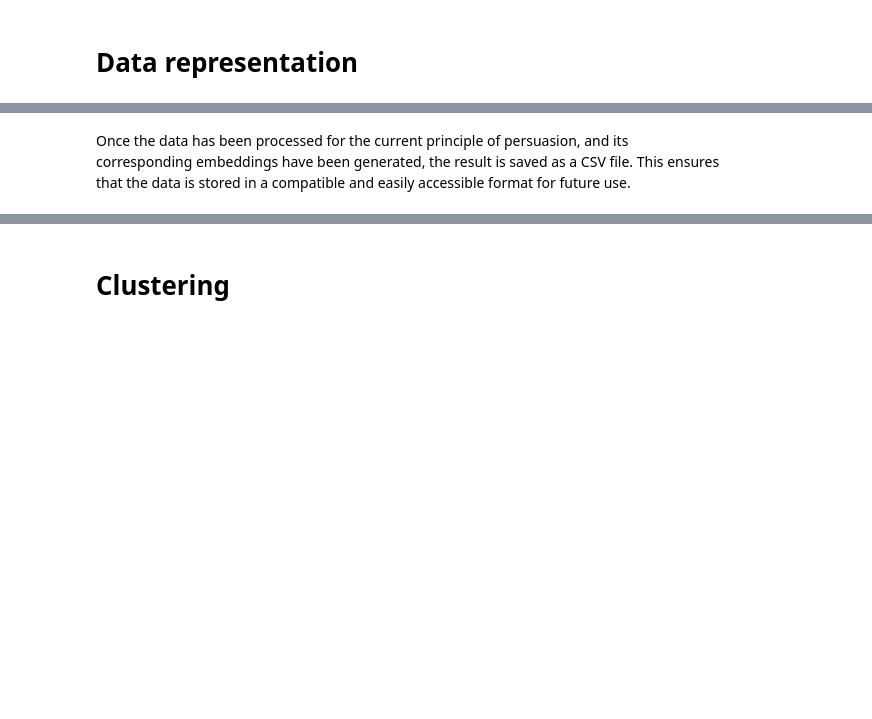
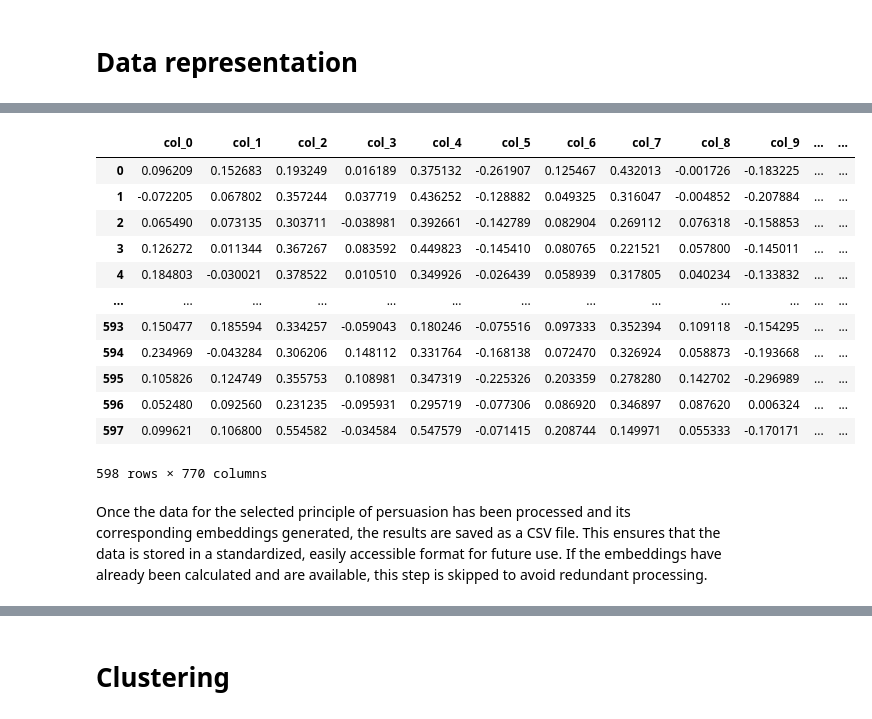
Before and after one commit to lbustio/intensity, a Jupyter notebook: intensity.ipynb, the cells around one changed output, grey strips where cells are left out. Drawn from its saved outputs; the diff is of its cells as text; code cells hidden in the pictures; blank space fills up the shorter version.

```diff
--- a/intensity.ipynb
+++ b/intensity.ipynb
@@ -445,0 +757,11 @@ else:
+# %%
+# The principle folder is set to the value of 'pop', representing the current principle of interest. This can be changed in the CONSTANT DEFINITION cell.
+PRINCIPLE_FOLDER = POP
+
+# Check if the selected principle is valid (i.e., if it exists in the list of predefined principles)
+if (POP not in POPS):
+	# Log an error if the selected principle is not valid
+	logger.error(f"Error: '{POP}' is not a valid principle of persuasion.")
+else:
+	# Log an info message confirming the selected principle and continuing with the analysis
+	logger.info(f"'{POP}' has been established as the principle of persuasion of interest at this time. Continuing with the analysis...")
@@ -467,0 +772,51 @@ embed_df["path"] = filtered_df["path"].values
+# %%
+# It is necessary to check if the embeddings representation for the selected principle of persuasion exists in its corresponding folder in the 'results' directory.
+# If it doesn't exist, embeddings need to be generated.
+
+embedding_found = False
+
+# Construct the file name based on the selected principle of persuasion (pop)
+file_name = f"embeddings_{POP}.csv"
+
+# Filter rows where the selected principle ('pop') has a value of 1 (indicating relevance for the analysis)
+filtered_df = data.loc[data[POP] == 1, ['id', 'path', 'hash', 'subject', 'txt']]
+
+# Check if the embeddings file for the selected principle already exists
+if os.path.isfile(os.path.join(RESULT_FOLDER, PRINCIPLE_FOLDER, file_name)):
+	# If the embeddings exist, log a message and set the flag to True
+	logger.info(f"Embeddings for '{POP}' already exist. Loading the embeddings...")
+	embedding_found = True
+
+	try:
+		# Attempt to load the existing embeddings from the CSV file
+		embed_df = pd.read_csv(os.path.join(RESULT_FOLDER, PRINCIPLE_FOLDER, file_name))
+		logger.info(f"Embeddings loaded successfully for '{POP}'.")
+
+		# Rename columns to 'col_#' format
+		embed_df.columns = [
+            f"col_{i}" if col.startswith("col_") else col for i, col in enumerate(embed_df.columns)
+        ]
+
+	except Exception as e:
+		# Log an error if there is an issue loading the embeddings
+		logger.error(f"Error loading embeddings for '{POP}': {e}")
+else:
+	# If the embeddings file does not exist, log the creation of embeddings
+	logger.info(f"Creating embeddings with '{EMBEDDINGS_MODEL}' representation for '{POP}'...")
+
+	# Generate embeddings for the filtered texts using the previously defined function
+	embed = get_embeddings(filtered_df["txt"].tolist())
+
+	# Convert the generated embeddings into a DataFrame
+	embed_df = pd.DataFrame(embed)
+
+	# Rename columns to 'col_#' format
+	embed_df.columns = [f"col_{i}" for i in range(embed_df.shape[1])]
+
+	# Add "id" and "path" columns to the embeddings dataframe for identification purposes during clustering
+	embed_df["id"] = filtered_df["id"].values
+	embed_df["path"] = filtered_df["path"].values
+
+# Display the resulting embeddings DataFrame
+embed_df
+# %% [output]
@@ -468,2 +828,15 @@ embed_df["path"] = filtered_df["path"].values
+|  | col_0 | col_1 | col_2 | col_3 | col_4 | col_5 | col_6 | col_7 | col_8 | col_9 | ... | ... |
+| 0 | 0.096209 | 0.152683 | 0.193249 | 0.016189 | 0.375132 | -0.261907 | 0.125467 | 0.432013 | -0.001726 | -0.183225 | ... | ... |
+| 1 | -0.072205 | 0.067802 | 0.357244 | 0.037719 | 0.436252 | -0.128882 | 0.049325 | 0.316047 | -0.004852 | -0.207884 | ... | ... |
+| 2 | 0.065490 | 0.073135 | 0.303711 | -0.038981 | 0.392661 | -0.142789 | 0.082904 | 0.269112 | 0.076318 | -0.158853 | ... | ... |
+| 3 | 0.126272 | 0.011344 | 0.367267 | 0.083592 | 0.449823 | -0.145410 | 0.080765 | 0.221521 | 0.057800 | -0.145011 | ... | ... |
+| 4 | 0.184803 | -0.030021 | 0.378522 | 0.010510 | 0.349926 | -0.026439 | 0.058939 | 0.317805 | 0.040234 | -0.133832 | ... | ... |
+| ... | ... | ... | ... | ... | ... | ... | ... | ... | ... | ... | ... | ... |
+| 593 | 0.150477 | 0.185594 | 0.334257 | -0.059043 | 0.180246 | -0.075516 | 0.097333 | 0.352394 | 0.109118 | -0.154295 | ... | ... |
+| 594 | 0.234969 | -0.043284 | 0.306206 | 0.148112 | 0.331764 | -0.168138 | 0.072470 | 0.326924 | 0.058873 | -0.193668 | ... | ... |
+| 595 | 0.105826 | 0.124749 | 0.355753 | 0.108981 | 0.347319 | -0.225326 | 0.203359 | 0.278280 | 0.142702 | -0.296989 | ... | ... |
+| 596 | 0.052480 | 0.092560 | 0.231235 | -0.095931 | 0.295719 | -0.077306 | 0.086920 | 0.346897 | 0.087620 | 0.006324 | ... | ... |
+| 597 | 0.099621 | 0.106800 | 0.554582 | -0.034584 | 0.547579 | -0.071415 | 0.208744 | 0.149971 | 0.055333 | -0.170171 | ... | ... |
+598 rows × 770 columns
 # %% [markdown]
-Once the data has been processed for the current principle of persuasion, and its corresponding embeddings have been generated, the result is saved as a CSV file. This ensures that the data is stored in a compatible and easily accessible format for future use.
+Once the data for the selected principle of persuasion has been processed and its corresponding embeddings generated, the results are saved as a CSV file. This ensures that the data is stored in a standardized, easily accessible format for future use. If the embeddings have already been calculated and are available, this step is skipped to avoid redundant processing.
```
Also changed, not shown: parts of 187 cells of this notebook, 5 other files.
